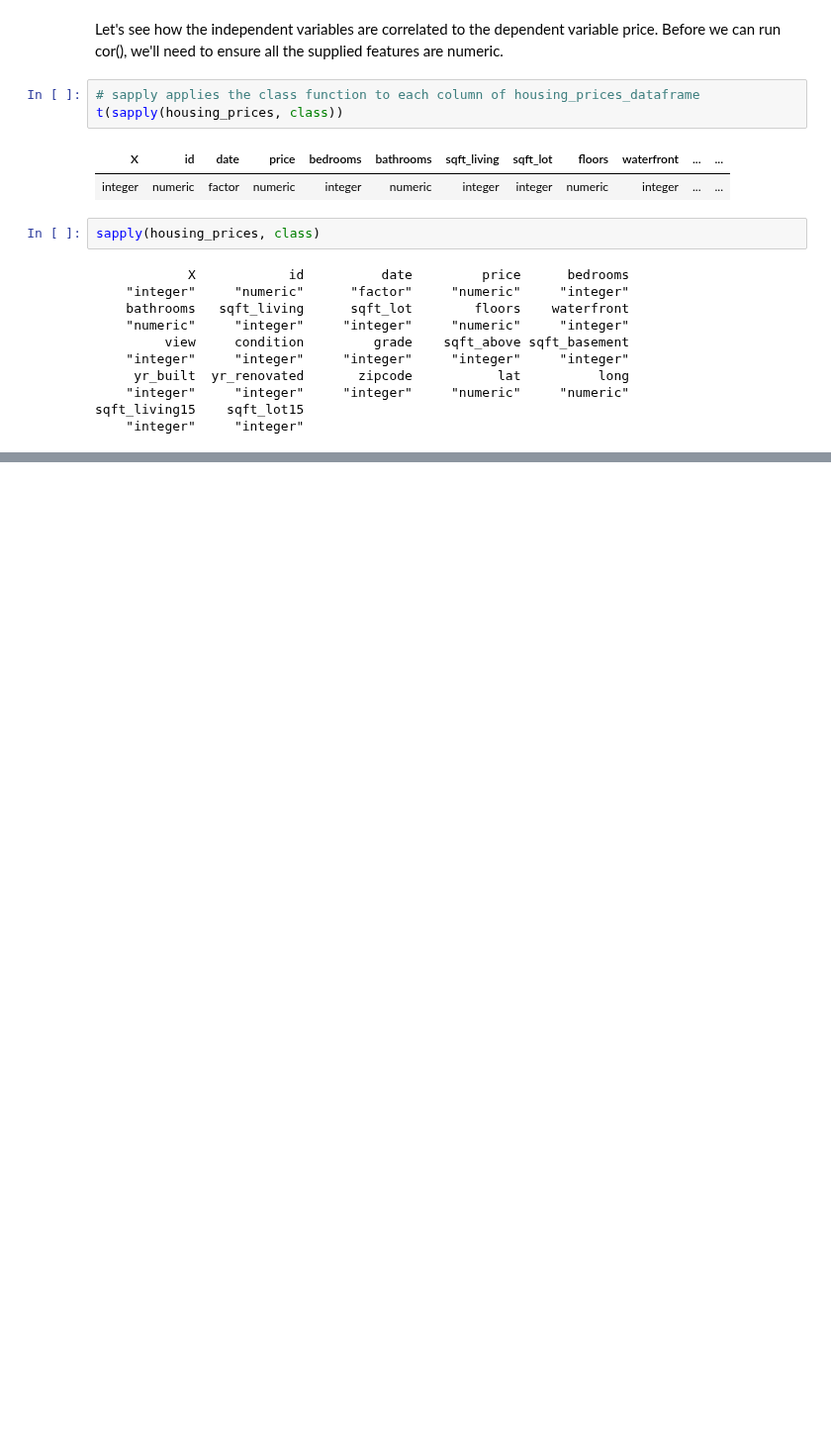
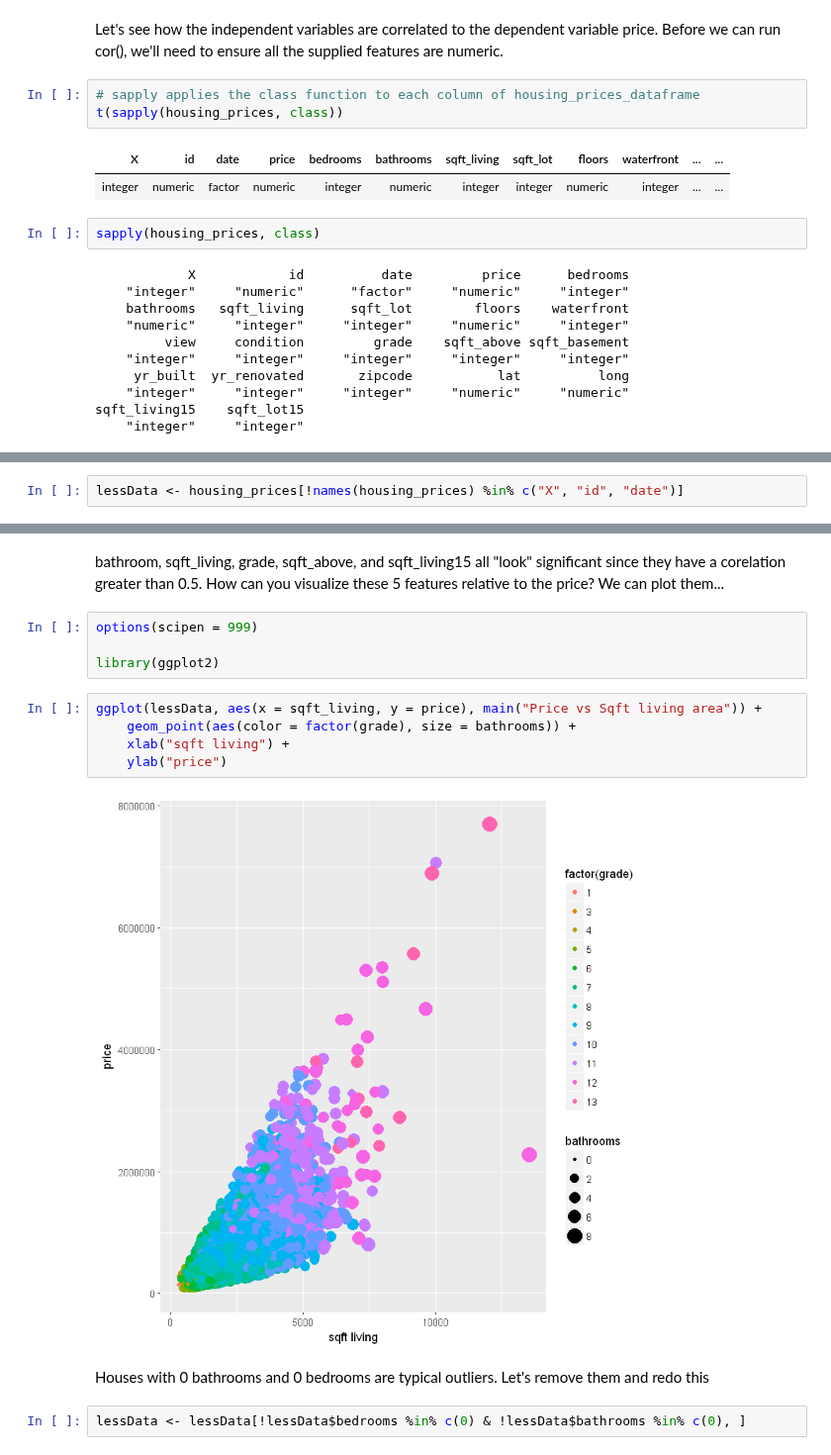
Before and after one commit to iamjz/R-Data, a Jupyter notebook: MultivariateVisualizations.ipynb, the cells around one changed output, grey strips where cells are left out. Shown at 99% size. Saved outputs shown, nothing was run; the diff lists cells and outputs as text; blank space fills up the shorter version.

```diff
--- a/MultivariateVisualizations.ipynb
+++ b/MultivariateVisualizations.ipynb
@@ -53,0 +56,2 @@ sqft_living15    sqft_lot15
+# %%
+lessData <- housing_prices[!names(housing_prices) %in% c("X", "id", "date")]
@@ -53,0 +86,17 @@ sqft_living15    sqft_lot15
+# %% [markdown]
+bathroom, sqft_living, grade, sqft_above, and sqft_living15 all "look" significant since they have a corelation greater than 0.5. How can you visualize these 5 features relative to the price? We can plot them...
+# %%
+options(scipen = 999)
+
+library(ggplot2)
+# %%
+ggplot(lessData, aes(x = sqft_living, y = price), main("Price vs Sqft living area")) +
+    geom_point(aes(color = factor(grade), size = bathrooms)) +
+    xlab("sqft living") +
+    ylab("price")
+# %% [output]
+[figure, added]
+# %% [markdown]
+Houses with 0 bathrooms and 0 bedrooms are typical outliers. Let's remove them and redo this
+# %%
+lessData <- lessData[!lessData$bedrooms %in% c(0) & !lessData$bathrooms %in% c(0), ]
```
Also changed, not shown: parts of 9 cells of this notebook.
